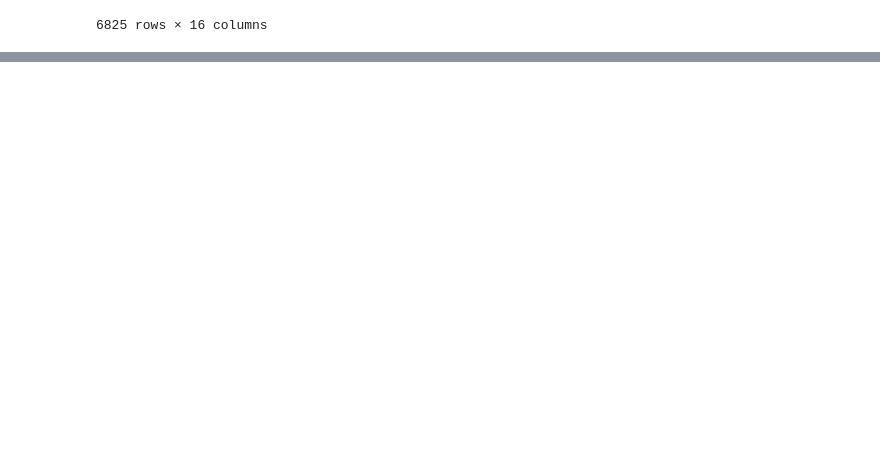
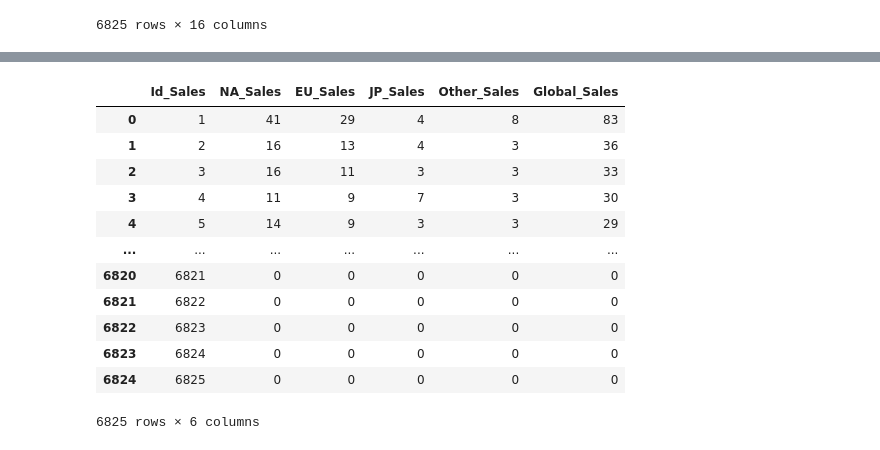
Before and after one commit to MochamadIlhamAfriandhi/Data-Science, a Jupyter notebook: Project DW/main.ipynb, the cells around one changed output, grey strips where cells are left out. Drawn from its saved outputs; the diff is of its cells as text; code cells hidden in the pictures; blank space fills up the shorter version.

```diff
--- a/Project DW/main.ipynb
+++ b/Project DW/main.ipynb
@@ -189,0 +111,17 @@ plt.show()
+# %%
+data_sales = pd.read_sql("SELECT * FROM sales", mydb)
+data_sales
+# %% [output]
+|  | Id_Sales | NA_Sales | EU_Sales | JP_Sales | Other_Sales | Global_Sales |
+| 0 | 1 | 41 | 29 | 4 | 8 | 83 |
+| 1 | 2 | 16 | 13 | 4 | 3 | 36 |
+| 2 | 3 | 16 | 11 | 3 | 3 | 33 |
+| 3 | 4 | 11 | 9 | 7 | 3 | 30 |
+| 4 | 5 | 14 | 9 | 3 | 3 | 29 |
+| ... | ... | ... | ... | ... | ... | ... |
+| 6820 | 6821 | 0 | 0 | 0 | 0 | 0 |
+| 6821 | 6822 | 0 | 0 | 0 | 0 | 0 |
+| 6822 | 6823 | 0 | 0 | 0 | 0 | 0 |
+| 6823 | 6824 | 0 | 0 | 0 | 0 | 0 |
+| 6824 | 6825 | 0 | 0 | 0 | 0 | 0 |
+6825 rows × 6 columns
```
Also changed, not shown: parts of 38 cells of this notebook, 4 other files.
